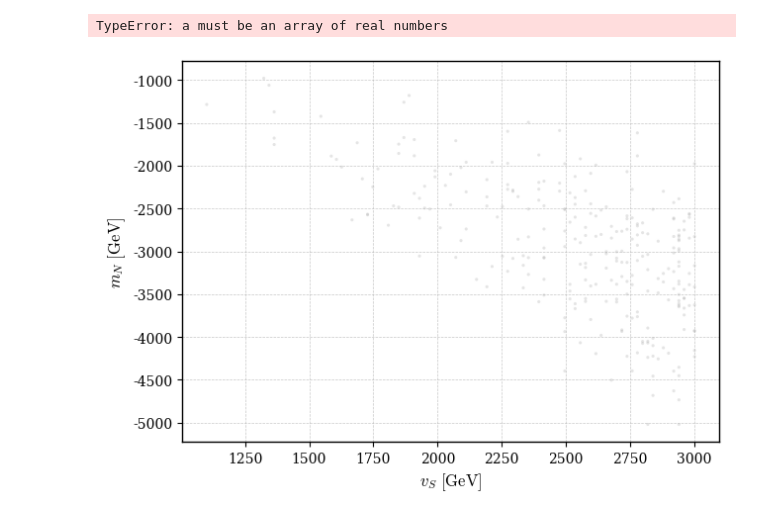
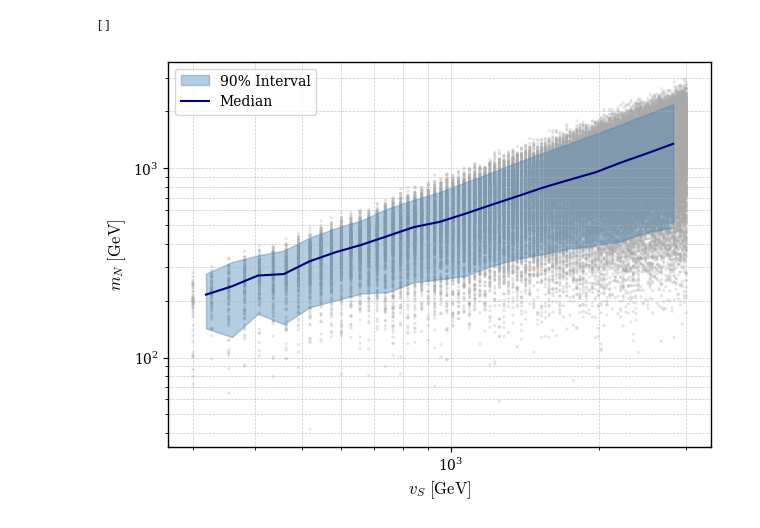
Before and after one commit to robalvess/Goofy-Scalar, a Jupyter notebook: Goofy_Neutrino/inverse_seesaw_scan.ipynb, the cells around one changed output. Saved outputs shown, nothing was run; the diff lists cells and outputs as text; code cells hidden in the pictures.

```diff
--- a/Goofy_Neutrino/inverse_seesaw_scan.ipynb
+++ b/Goofy_Neutrino/inverse_seesaw_scan.ipynb
@@ -146,14 +146,15 @@ chi2_3dof = chi2.ppf(0.997, df=3)
 
 
 
-vS_values = np.linspace(1000, 3000, 100) #VEV in GeV
+#vS_values = np.logspace(np.log10(300), np.log10(3000), 100) #VEV in GeV
+vS_values = np.linspace(300, 3000, 100) #VEV in GeV
 G1 = []
 W1 = []
 heavy_masses = []
 light_heavy = []
 light_heavy_passes = []
 eta_limit = 7.2e-6 #This is on \eta_{e \mu} at 95%C.L.
-N_inner = 10000
+N_inner = 1000
 masses = [] #Heavy masses using eigvals istead of SVD.
 
 for vS in vS_values:
@@ -161,29 +162,28 @@ for vS in vS_values:
         lambdaN = np.random.uniform(0.5, 1.0, (3,3)) * np.exp(1j*np.random.uniform(0,2*np.pi,(3,3)))
         lambdaR_generation = (np.random.uniform(0.5e-12, 1.5e-12, (3,3))) * np.exp(1j*np.random.uniform(0,2*np.pi,(3,3)))
         lambdaR = (lambdaR_generation + lambdaR_generation.T)/2
-        lambdaD = np.random.uniform(1e-2, 1/np.sqrt(10), (3,3)) * np.exp(1j*np.random.uniform(0,2*np.pi,(3,3)))
-        yL = (vS/vH**2)*lambdaN @ np.linalg.inv(lambdaD.T) @ np.linalg.inv(pmns_NO.T) @ np.diag([m1NO, m2NO, m3NO]) @ np.linalg.inv(pmns_NO) @ np.linalg.inv(lambdaD) @ lambdaN.T
-        mN, mR, mD, mL = vS*lambdaN, vS*lambdaR, vH*lambdaD, vS*yL
+        lambdaD = np.random.uniform(1e-3, 1e-2, (3,3)) * np.exp(1j*np.random.uniform(0,2*np.pi,(3,3)))
+        yL = np.sqrt(2) * (vS/vH**2) * lambdaN @ np.linalg.inv(lambdaD.T) @ np.linalg.inv(pmns_NO.T) @ np.diag([m1NO, m2NO, m3NO]) @ np.linalg.inv(pmns_NO) @ np.linalg.inv(lambdaD) @ lambdaN.T
+        mN, mR, mD, mL = (vS*lambdaN)/np.sqrt(2), (vS*lambdaR)/np.sqrt(2), (vH*lambdaD)/np.sqrt(2), (vS*yL)/np.sqrt(2)
+        MD = np.block([
+            [mD],
+            [np.zeros((3,3))]
+        ])
         MS = np.block([
         [mR, mN.T],
         [mN, mL]
                     ])
         G = (MD.T @ np.linalg.inv(MS)).conj()
-        _, S_heavy, _ = np.linalg.svd(MS)
         eigvals, U_heavy = np.linalg.eig(MS)
         eigen = np.linalg.eigvals(MS)
-        massesLightHeavy = np.sort(S_heavy)
+        massesLightHeavy = np.sort(np.abs(eigvals))
         light_heavy.append(massesLightHeavy[0])
-        MD = np.block([
-            [mD],
-            [np.zeros((3,3))]
-        ])
         eta = 1/2 * G @ G.conj().T
         eta_em = np.abs(eta[0,1])
         #It should also return the correct masses (mass differences)!
         m_nu_nondiag = mD.T @ np.linalg.inv(mN) @ mL @ np.linalg.inv(mN.T) @ mD
-        U, S_light, V_light = np.linalg.svd(m_nu_nondiag)
-        m_nu_diag = np.sort(S_light)
+        eigvals_light, U = np.linalg.eig(m_nu_nondiag)
+        m_nu_diag = np.sort(np.abs(eigvals_light))
         deltam12 = m_nu_diag[1]**2 - m_nu_diag[0]**2
         deltam13 = m_nu_diag[2]**2 - m_nu_diag[0]**2
         deltam32 = m_nu_diag[2]**2 - m_nu_diag[1]**2
@@ -202,6 +202,10 @@ for vS in vS_values:
             W1.append(U_heavy)
             masses.append(eigvals) # These are the masses for the heavy neutrinos
 #ax[1].plot(vS_values[:len(light_heavy_passes)], light_heavy_passes, 'o', alpha=0.5)
+# %%
+light_heavy_passes
+# %% [output]
+[]
 # %%
 vS_save, mN_save = zip(*light_heavy_passes)
 vS_save = np.array(vS_save)
@@ -244,36 +248,37 @@ ax.tick_params(axis='both', which='major', labelsize=10)
 
 # Clean, journal-style axes
 for spine in ax.spines.values():
     spine.set_linewidth(1.0)
 plt.grid(visible=True, which='both', linestyle='--', linewidth=0.5, alpha=0.7)
 
 
-vS_vals, mN_vals = zip(*light_heavy_passes)
-vS_vals, mN_vals = np.array(vS_vals), np.array(mN_vals)
+#vS_vals, mN_vals = zip(*light_heavy_passes)
+vS_vals, mN_vals = np.array(vS_plot), np.array(mN_plot)
 
-bins = np.linspace(1000, 3000, 20) # I used 10 bins, because in the end we were looking only in the range 2000 - 3000 GeV, for 100 events
-vS_centers = 0.5*(bins[:-1] + bins[1:]) # Centers of the bins
+bins = np.logspace(np.log10(300), np.log10(3000), 20) # I used 10 bins, because in the end we were looking only in the range 2000 - 3000 GeV, for 100 events
+vS_centers = vS_centers = np.sqrt(bins[:-1] * bins[1:]) # Centers of the bins
 
 p05, p50, p95 = [], [], []
 
 for i in range(len(bins)-1):
     mask = (vS_vals >= bins[i]) & (vS_vals < bins[i+1])
     if np.sum(mask) < 10:
         p05.append(np.nan)
         p50.append(np.nan)
         p95.append(np.nan)
         continue
     p05.append(np.percentile(mN_vals[mask], 5))
     p50.append(np.percentile(mN_vals[mask], 50))
     p95.append(np.percentile(mN_vals[mask], 95))
 
 
 plt.fill_between(vS_centers, p05, p95, alpha=0.4, color='#4682B4', label=r'90% Interval')
 plt.plot(vS_centers, p50, 'k-', color='#000080', label='Median')
 plt.legend(fontsize=10)
 
+plt.xscale('log')
+plt.yscale('log')
 
 plt.savefig('inverse_seesaw_lightest_heavy_vs_vS.pdf', format='pdf')
 # %% [output]
-TypeError: a must be an array of real numbers
-[figure, old version]
+[figure, new version]
```
Also changed, not shown: parts of 10 cells of this notebook, 4 other files.
